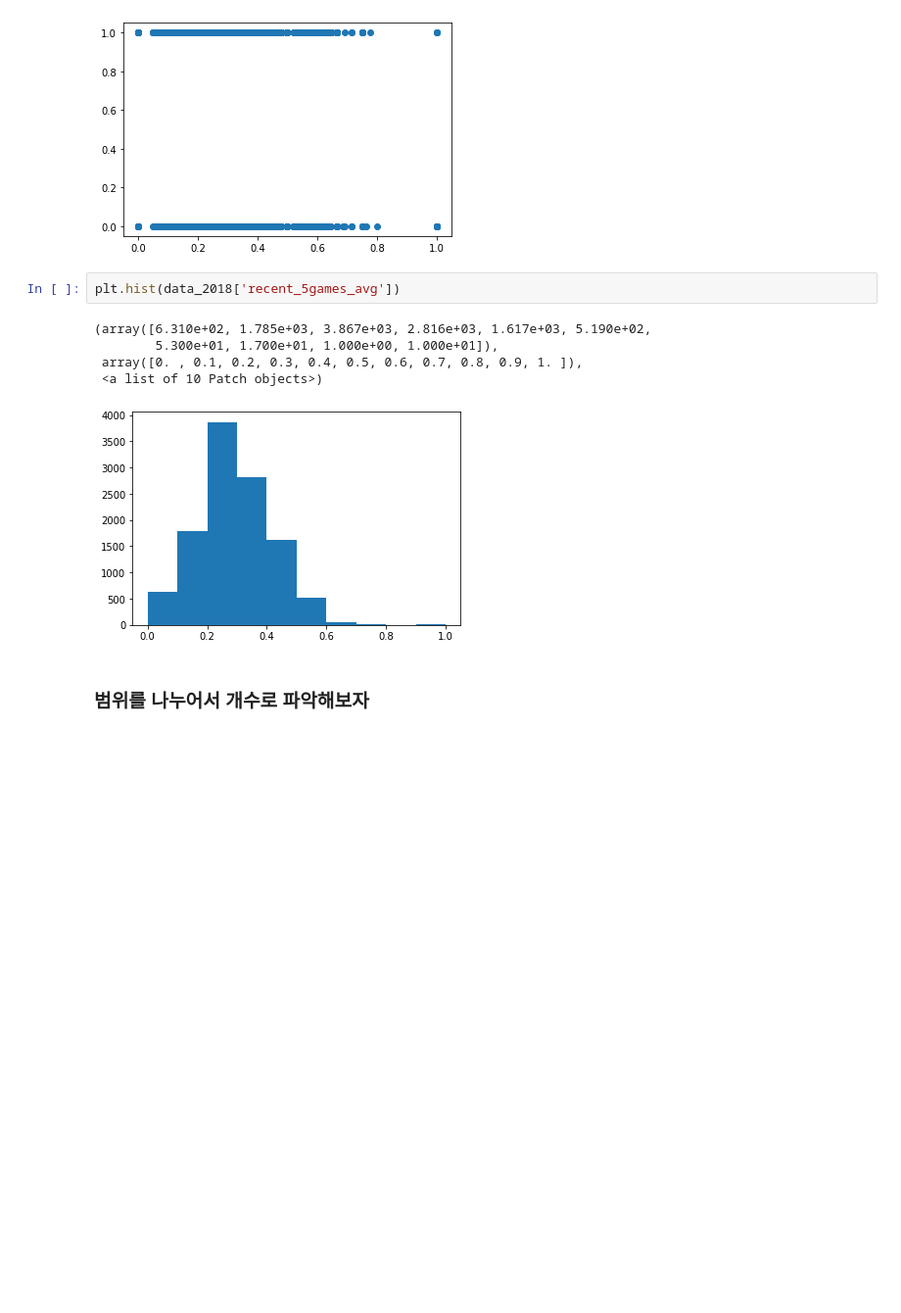
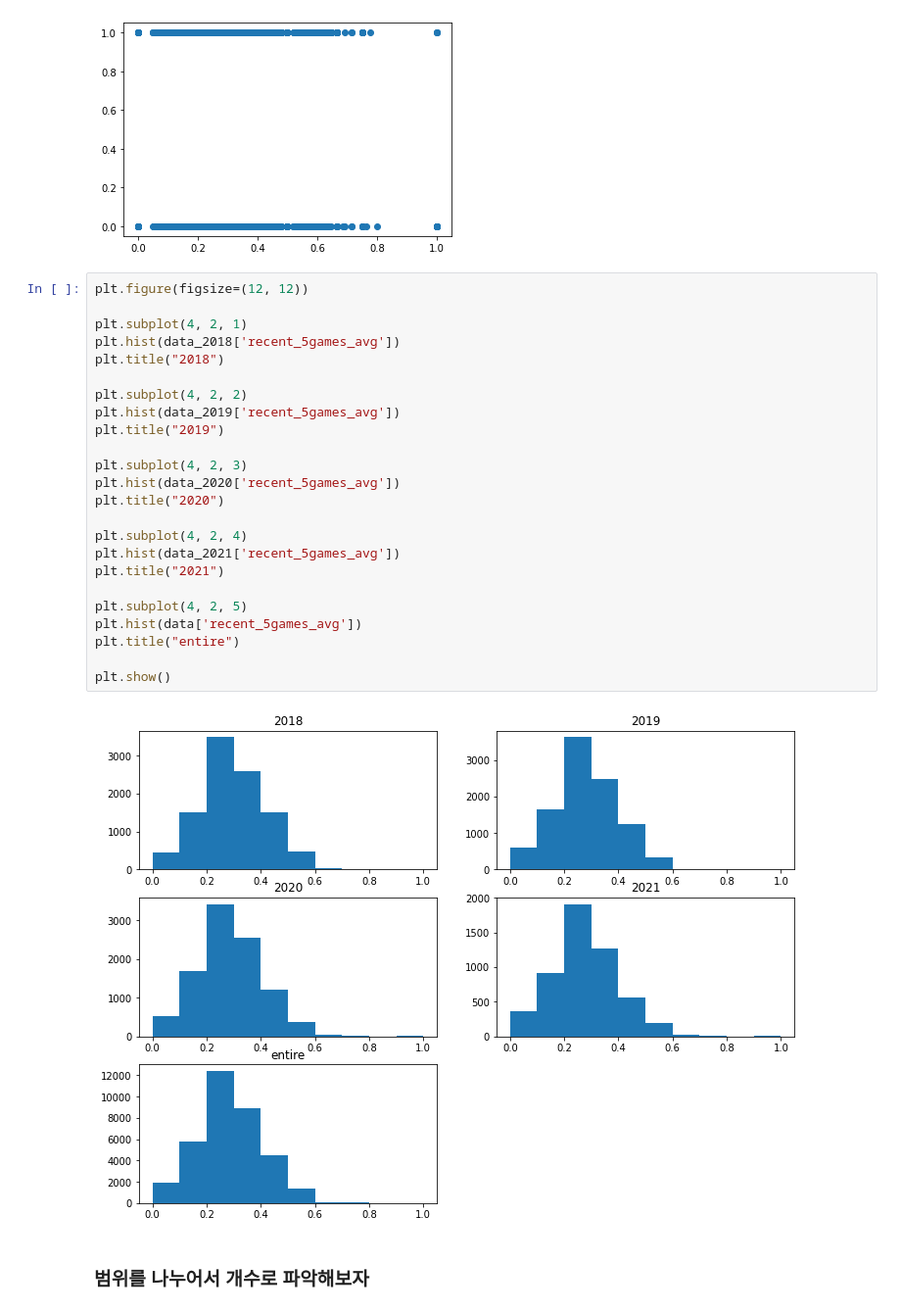
Before and after one commit to KimGriezmann/CAU_AI-SW_PE_Program, a Jupyter notebook: working_whalepig/data_EDA_and_Prediction_using_MLP.ipynb, the cells around one changed output. Shown at 98% size. Drawn from its saved outputs; the diff is of its cells as text; blank space fills up the shorter version.

```diff
--- a/working_whalepig/data_EDA_and_Prediction_using_MLP.ipynb
+++ b/working_whalepig/data_EDA_and_Prediction_using_MLP.ipynb
@@ -424,14 +649,32 @@ plt.scatter(data_2018['recent_5games_avg'], data_2018['result'])
 # %% [output]
 <matplotlib.collections.PathCollection at 0x...>
 [figure]
-# %%
-plt.hist(data_2018['recent_5games_avg'])
-# %% [output]
-(array([6.310e+02, 1.785e+03, 3.867e+03, 2.816e+03, 1.617e+03, 5.190e+02,
-        5.300e+01, 1.700e+01, 1.000e+00, 1.000e+01]),
- array([0. , 0.1, 0.2, 0.3, 0.4, 0.5, 0.6, 0.7, 0.8, 0.9, 1. ]),
- <a list of 10 Patch objects>)
-[figure, removed]
+# %%
+plt.figure(figsize=(12, 12))
+
+plt.subplot(4, 2, 1)
+plt.hist(data_2018['recent_5games_avg'])
+plt.title("2018")
+
+plt.subplot(4, 2, 2)
+plt.hist(data_2019['recent_5games_avg'])
+plt.title("2019")
+
+plt.subplot(4, 2, 3)
+plt.hist(data_2020['recent_5games_avg'])
+plt.title("2020")
+
+plt.subplot(4, 2, 4)
+plt.hist(data_2021['recent_5games_avg'])
+plt.title("2021")
+
+plt.subplot(4, 2, 5)
+plt.hist(data['recent_5games_avg'])
+plt.title("entire")
+
+plt.show()
+# %% [output]
+[figure, added]
 # %% [markdown]
 ### 범위를 나누어서 개수로 파악해보자
 # %%
```
Also changed, not shown: parts of 19 cells of this notebook.
